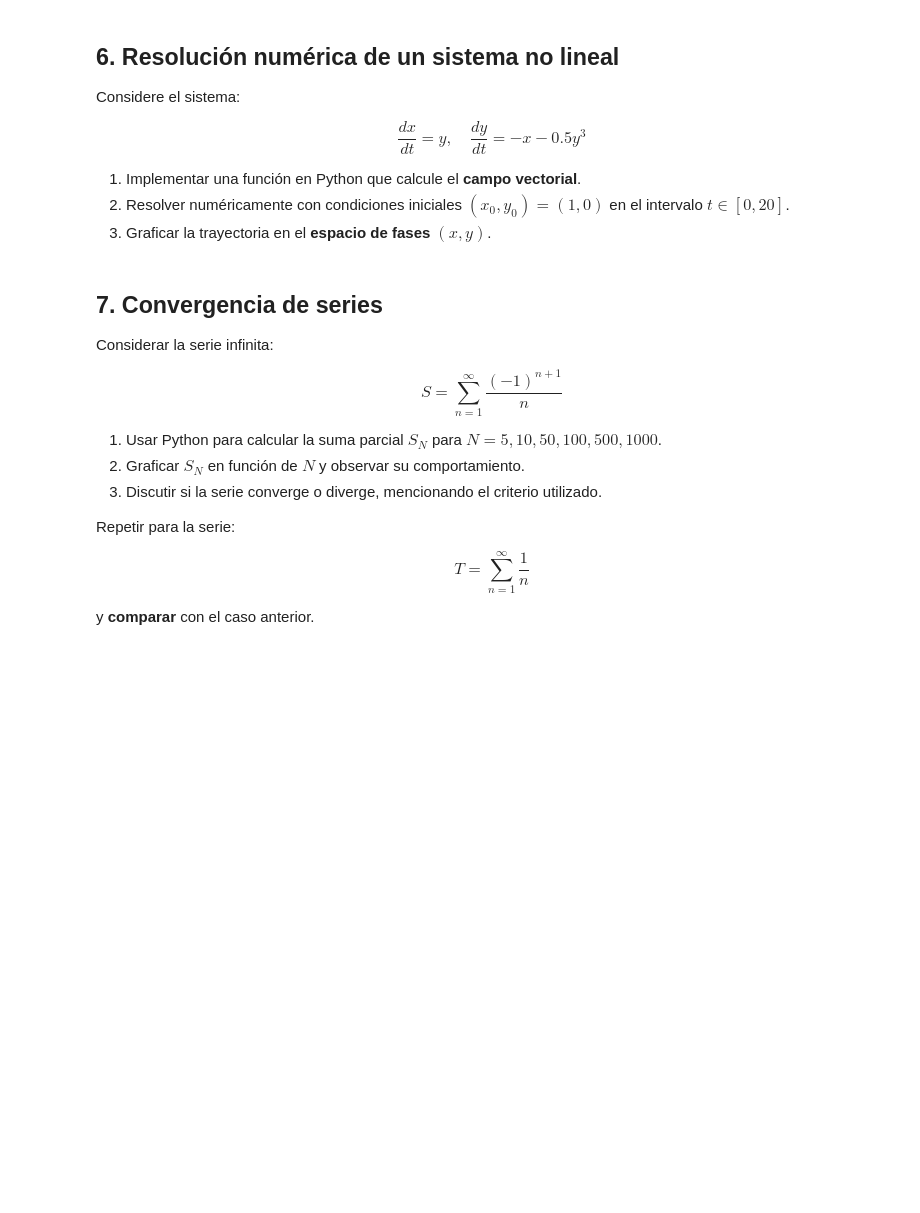
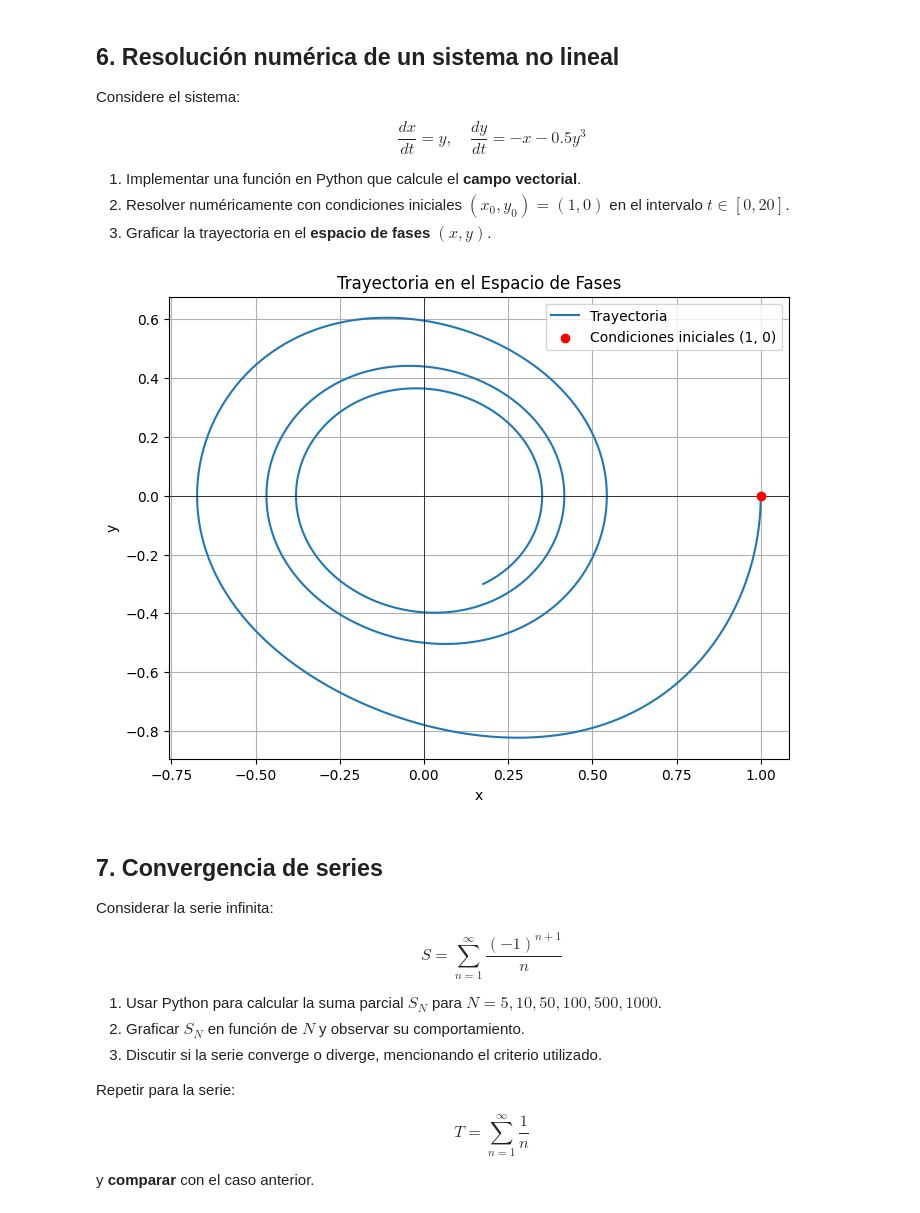
Before and after one commit to karoldayansolerorozco/Modelado-lab, a Jupyter notebook: taller_matematicas/taller_sistemas_dinamicos.ipynb, the cells around one changed output. Cells and saved outputs as stored; diff of their text form; code cells hidden in the pictures; blank space fills up the shorter version.

```diff
--- a/taller_matematicas/taller_sistemas_dinamicos.ipynb
+++ b/taller_matematicas/taller_sistemas_dinamicos.ipynb
@@ -235,6 +228,51 @@ $$
 1. Implementar una función en Python que calcule el **campo vectorial**.
 2. Resolver numéricamente con condiciones iniciales $(x_0, y_0) = (1,0)$ en el intervalo $t \in [0,20]$.
 3. Graficar la trayectoria en el **espacio de fases** $(x, y)$.
+# %%
+#Definir variables simbolicas
+t, x, y = sp.symbols('t x y')
+
+dxdt_simbolico = y
+dydt_simbolico = -x - 0.5 * y**3
+
+def campo_vectorial_simbolico(variables, tiempo):
+
+    x_val, y_val = variables
+
+    # Pasamso a numericos para el calculo
+    f_dxdt = sp.lambdify((x, y), dxdt_simbolico, 'numpy')
+    f_dydt = sp.lambdify((x, y), dydt_simbolico, 'numpy')
+
+    dxdt_num = f_dxdt(x_val, y_val)
+    dydt_num = f_dydt(x_val, y_val)
+
+    return [dxdt_num, dydt_num]
+
+
+CI = [1, 0]
+
+# Intervalo de tiempo
+t_intervalo = np.linspace(0, 20, 1000)
+solucion = odeint(campo_vectorial_simbolico,CI, t_intervalo)
+
+# Separar las variables x e y de la solución
+x_solucion = solucion[:, 0]
+y_solucion = solucion[:, 1]
+
+# 3. Graficar la trayectoria en el espacio de fases (x, y).
+plt.figure(figsize=(8, 6))
+plt.plot(x_solucion, y_solucion, label='Trayectoria')
+plt.scatter(CI[0], CI[1], color='red', zorder=5, label='Condiciones iniciales (1, 0)')
+plt.title('Trayectoria en el Espacio de Fases')
+plt.xlabel('x')
+plt.ylabel('y')
+plt.grid(True)
+plt.axhline(0, color='black', linewidth=0.5)
+plt.axvline(0, color='black', linewidth=0.5)
+plt.legend()
+plt.show()
+# %% [output]
+[figure, added]
 # %% [markdown]
 ## 7. Convergencia de series
 
```
Also changed, not shown: parts of 7 cells of this notebook, 1 other file.
